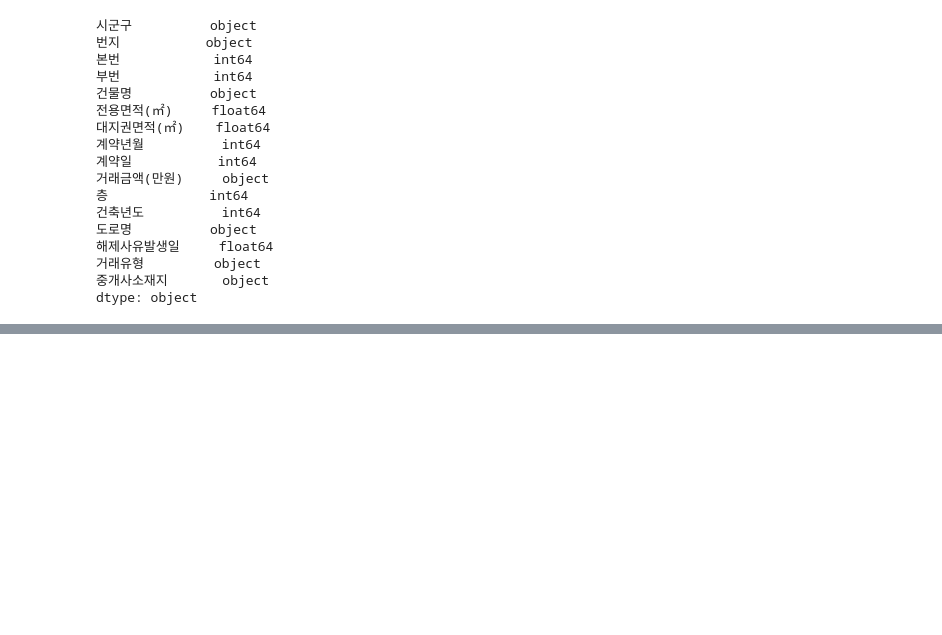
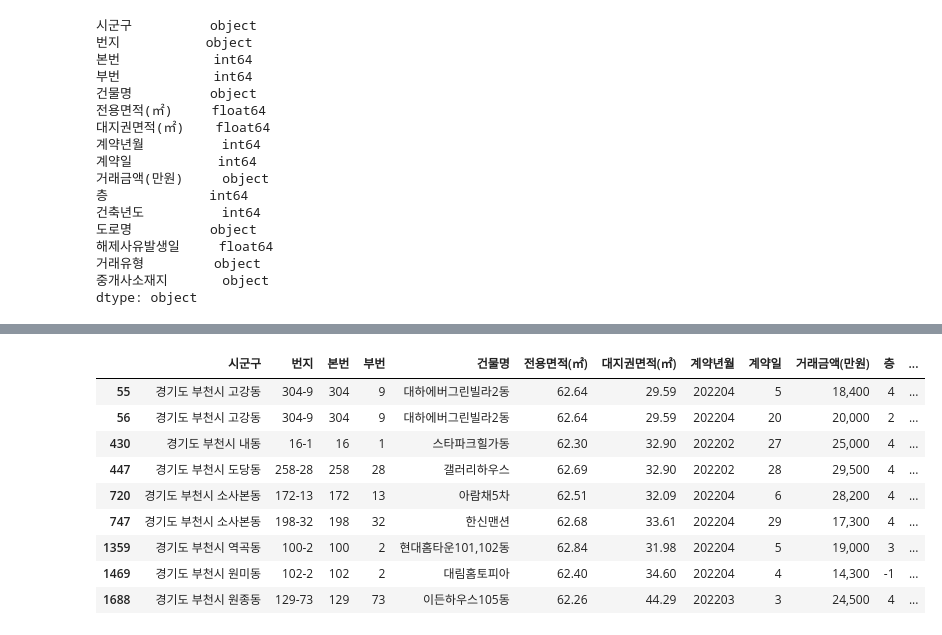
Before and after one commit to yojulab/learn_datasets, a Jupyter notebook: codes/주택실거래가.ipynb, the cells around one changed output, grey strips where cells are left out. Drawn from its saved outputs; the diff is of its cells as text; code cells hidden in the pictures; blank space fills up the shorter version.

```diff
--- a/codes/주택실거래가.ipynb
+++ b/codes/주택실거래가.ipynb
@@ -90,0 +89,13 @@ data_df_group[data_df_group['전용면적'] >= 60]
+# %%
+data_df[(data_df['전용면적'] == 62)]
+# %% [output]
+|  | 시군구 | 번지 | 본번 | 부번 | 건물명 | 전용면적(㎡) | 대지권면적(㎡) | 계약년월 | 계약일 | 거래금액(만원) | 층 | ... |
+| 55 | 경기도 부천시 고강동 | 304-9 | 304 | 9 | 대하에버그린빌라2동 | 62.64 | 29.59 | 202204 | 5 | 18,400 | 4 | ... |
+| 56 | 경기도 부천시 고강동 | 304-9 | 304 | 9 | 대하에버그린빌라2동 | 62.64 | 29.59 | 202204 | 20 | 20,000 | 2 | ... |
+| 430 | 경기도 부천시 내동 | 16-1 | 16 | 1 | 스타파크힐가동 | 62.30 | 32.90 | 202202 | 27 | 25,000 | 4 | ... |
+| 447 | 경기도 부천시 도당동 | 258-28 | 258 | 28 | 갤러리하우스 | 62.69 | 32.90 | 202202 | 28 | 29,500 | 4 | ... |
+| 720 | 경기도 부천시 소사본동 | 172-13 | 172 | 13 | 아람채5차 | 62.51 | 32.09 | 202204 | 6 | 28,200 | 4 | ... |
+| 747 | 경기도 부천시 소사본동 | 198-32 | 198 | 32 | 한신맨션 | 62.68 | 33.61 | 202204 | 29 | 17,300 | 4 | ... |
+| 1359 | 경기도 부천시 역곡동 | 100-2 | 100 | 2 | 현대홈타운101,102동 | 62.84 | 31.98 | 202204 | 5 | 19,000 | 3 | ... |
+| 1469 | 경기도 부천시 원미동 | 102-2 | 102 | 2 | 대림홈토피아 | 62.40 | 34.60 | 202204 | 4 | 14,300 | -1 | ... |
+| 1688 | 경기도 부천시 원종동 | 129-73 | 129 | 73 | 이든하우스105동 | 62.26 | 44.29 | 202203 | 3 | 24,500 | 4 | ... |
```
Also changed, not shown: parts of 6 cells of this notebook.
